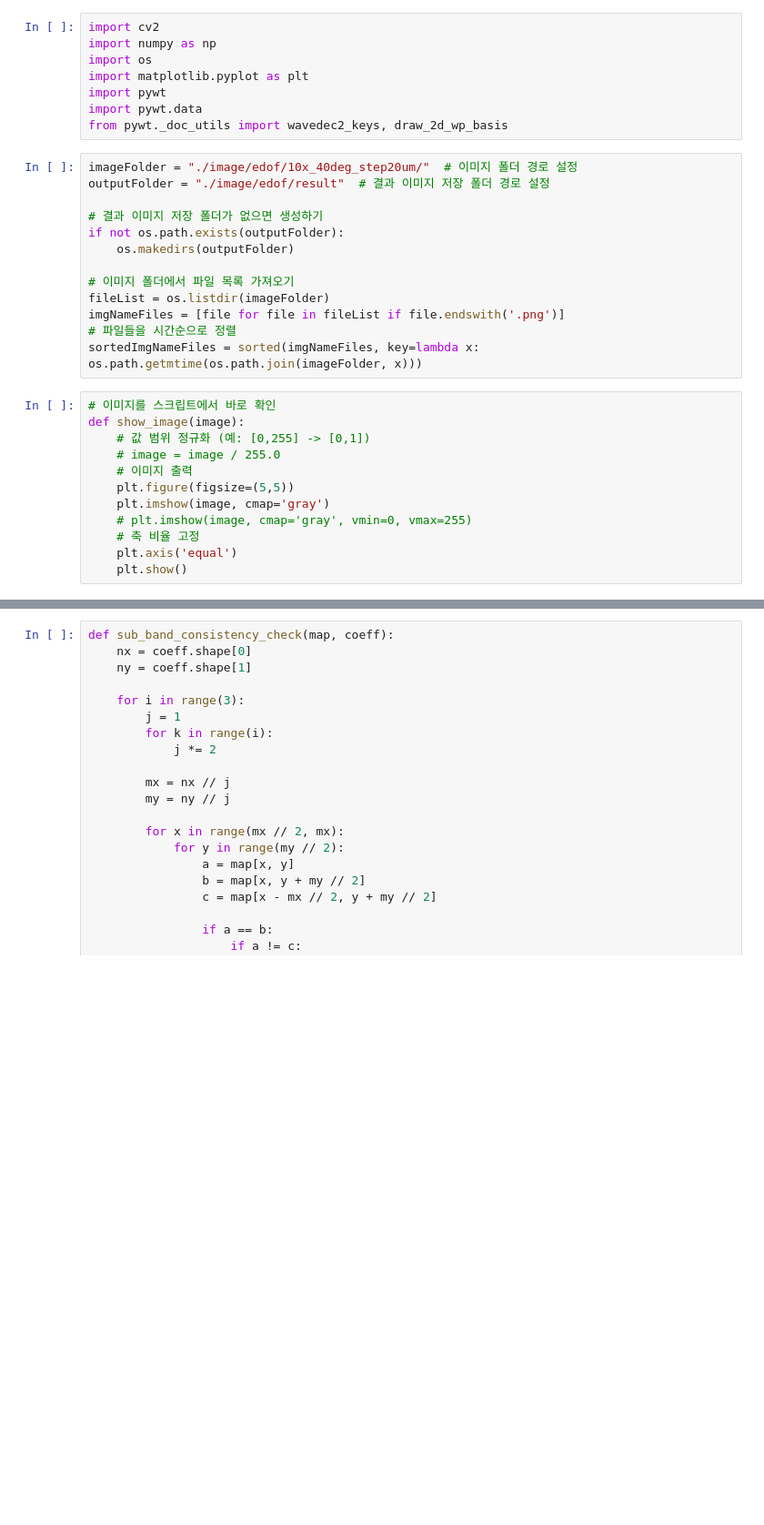
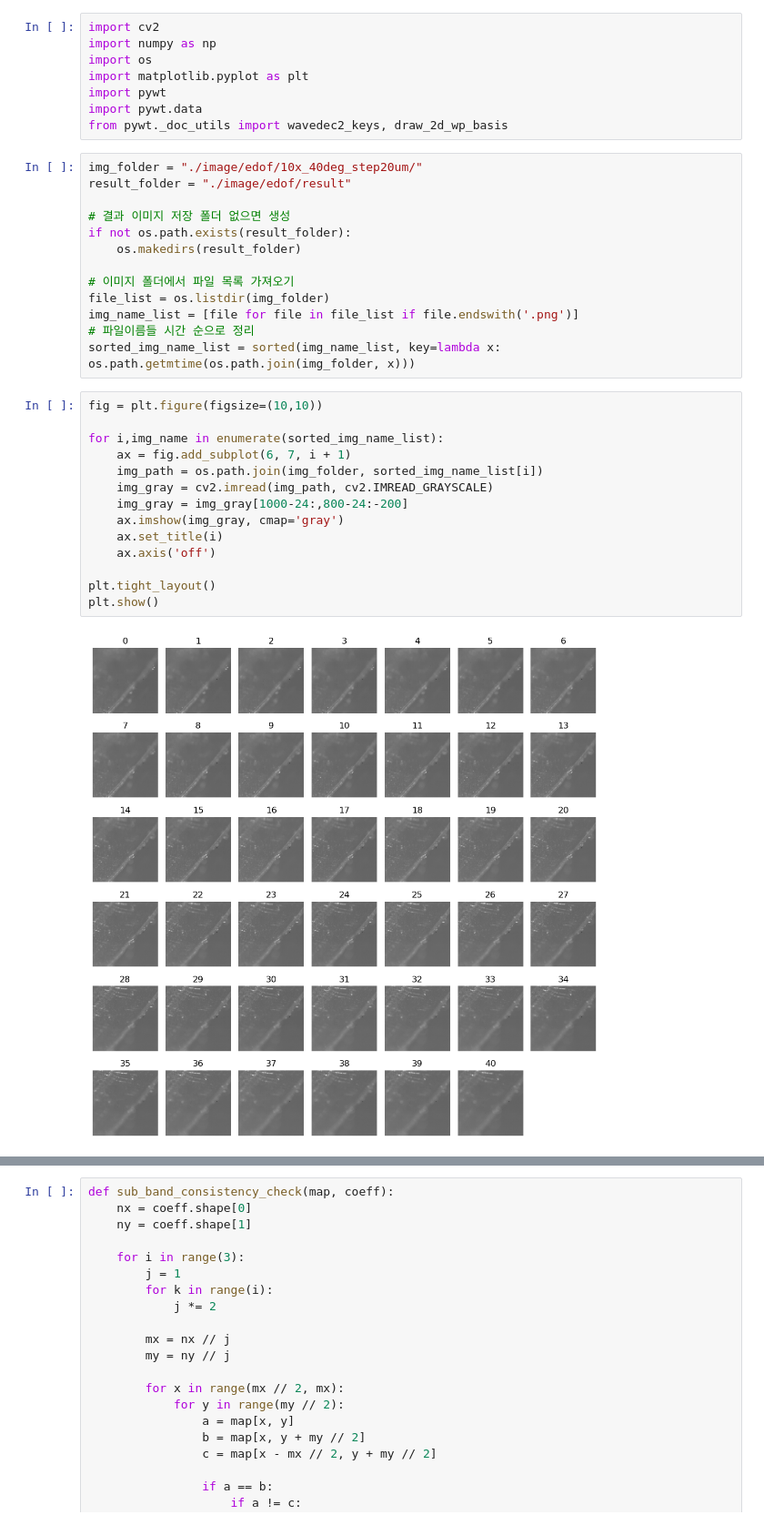
Before and after one commit to mimuing/Vision_EDOF_Algo, a Jupyter notebook: EDOF_wavelet.ipynb, the cells around one changed output, grey strips where cells are left out. Shown at 91% size. Saved outputs shown, nothing was run; the diff lists cells and outputs as text; blank space fills up the shorter version.

```diff
--- a/EDOF_wavelet.ipynb
+++ b/EDOF_wavelet.ipynb
@@ -7,27 +7,31 @@ import pywt
 import pywt.data
 from pywt._doc_utils import wavedec2_keys, draw_2d_wp_basis
 # %%
-imageFolder = "./image/edof/10x_40deg_step20um/"  # 이미지 폴더 경로 설정
-outputFolder = "./image/edof/result"  # 결과 이미지 저장 폴더 경로 설정
+img_folder = "./image/edof/10x_40deg_step20um/"
+result_folder = "./image/edof/result"
 
-# 결과 이미지 저장 폴더가 없으면 생성하기
-if not os.path.exists(outputFolder):
-    os.makedirs(outputFolder)
+# 결과 이미지 저장 폴더 없으면 생성
+if not os.path.exists(result_folder):
+    os.makedirs(result_folder)
 
 # 이미지 폴더에서 파일 목록 가져오기
-fileList = os.listdir(imageFolder)
-imgNameFiles = [file for file in fileList if file.endswith('.png')]
-# 파일들을 시간순으로 정렬
-sortedImgNameFiles = sorted(imgNameFiles, key=lambda x: os.path.getmtime(os.path.join(imageFolder, x)))
+file_list = os.listdir(img_folder)
+img_name_list = [file for file in file_list if file.endswith('.png')]
+# 파일이름들 시간 순으로 정리
+sorted_img_name_list = sorted(img_name_list, key=lambda x: os.path.getmtime(os.path.join(img_folder, x)))
-# %%
-# 이미지를 스크립트에서 바로 확인
-def show_image(image):
-    # 값 범위 정규화 (예: [0,255] -> [0,1])
-    # image = image / 255.0
-    # 이미지 출력
-    plt.figure(figsize=(5,5))
-    plt.imshow(image, cmap='gray')
-    # plt.imshow(image, cmap='gray', vmin=0, vmax=255)
-    # 축 비율 고정
-    plt.axis('equal')
-    plt.show()
+# %%
+fig = plt.figure(figsize=(10,10))
+
+for i,img_name in enumerate(sorted_img_name_list):
+    ax = fig.add_subplot(6, 7, i + 1)
+    img_path = os.path.join(img_folder, sorted_img_name_list[i])
+    img_gray = cv2.imread(img_path, cv2.IMREAD_GRAYSCALE)
+    img_gray = img_gray[1000-24:,800-24:-200]
+    ax.imshow(img_gray, cmap='gray')
+    ax.set_title(i)
+    ax.axis('off')
+
+plt.tight_layout()
+plt.show()
+# %% [output]
+[figure, added]
```
Also changed, not shown: parts of 27 cells of this notebook.
